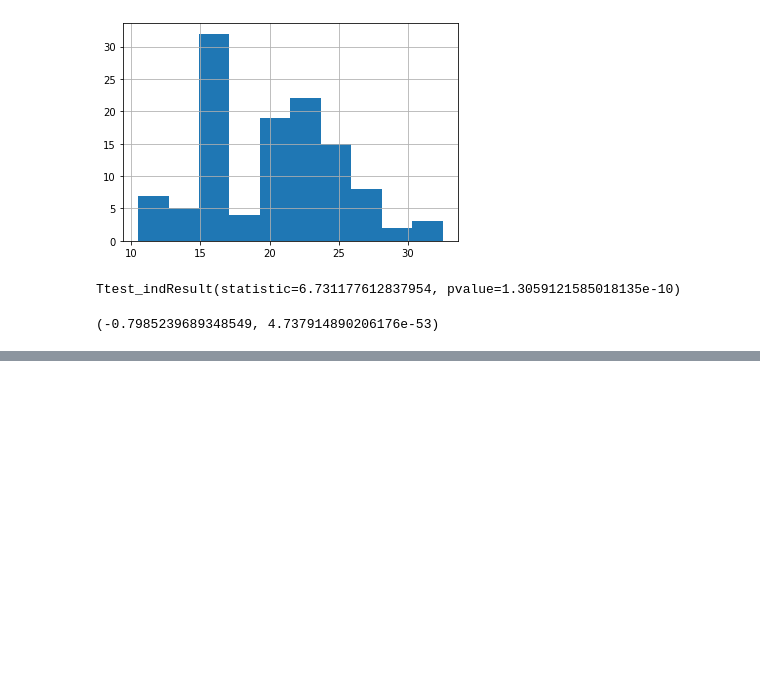
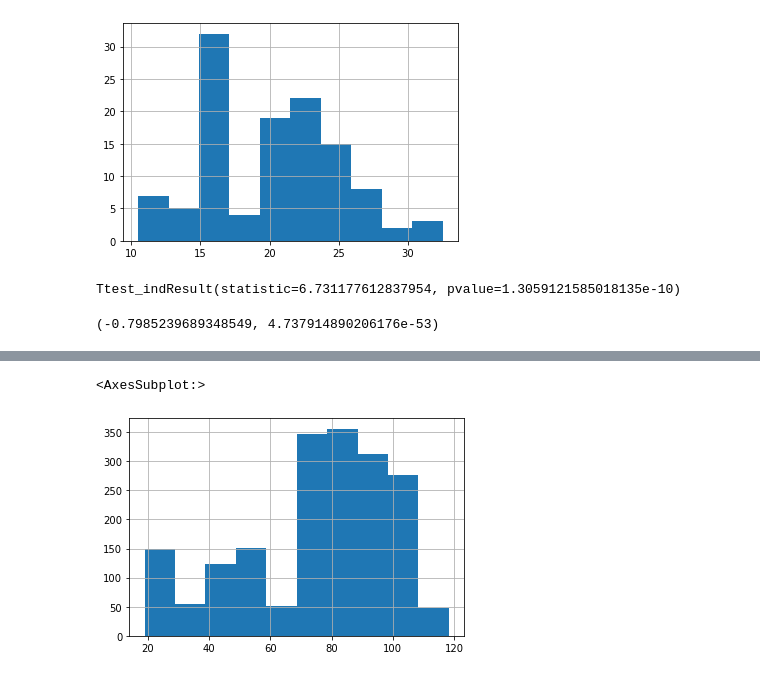
Before and after one commit to tim-keriazes/statistics-exercises, a Jupyter notebook: hypothesis_testing.ipynb, the cells around one changed output, grey strips where cells are left out. Drawn from its saved outputs; the diff is of its cells as text; code cells hidden in the pictures; blank space fills up the shorter version.

```diff
--- a/hypothesis_testing.ipynb
+++ b/hypothesis_testing.ipynb
@@ -172,0 +244,5 @@ stats.pearsonr(x,y)
+# %%
+churned_customer.MonthlyCharges.hist()
+# %% [output]
+<AxesSubplot:>
+[figure, added]
```
Also changed, not shown: parts of 66 cells of this notebook.
